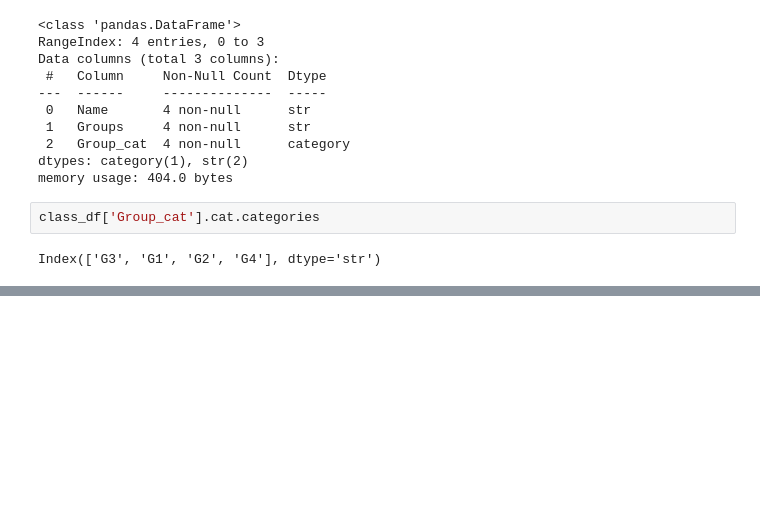
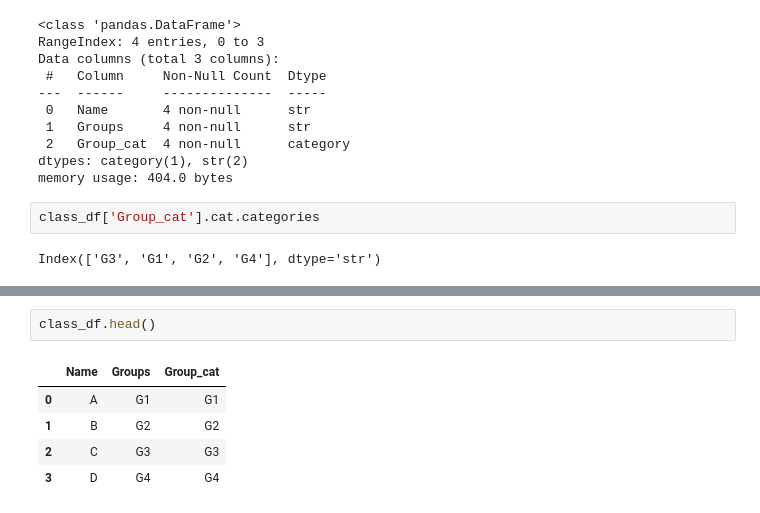
Before and after one commit to ShekherAkkala/Datascience-AI, a Jupyter notebook: 28-02-26.ipynb, the cells around one changed output, grey strips where cells are left out. Cells and saved outputs as stored; diff of their text form; blank space fills up the shorter version.

```diff
--- a/28-02-26.ipynb
+++ b/28-02-26.ipynb
@@ -322,0 +323,8 @@ Name: Groups, dtype: bool
+# %%
+class_df.head()
+# %% [output]
+|  | Name | Groups | Group_cat |
+| 0 | A | G1 | G1 |
+| 1 | B | G2 | G2 |
+| 2 | C | G3 | G3 |
+| 3 | D | G4 | G4 |
```
Also changed, not shown: parts of 50 cells of this notebook.
